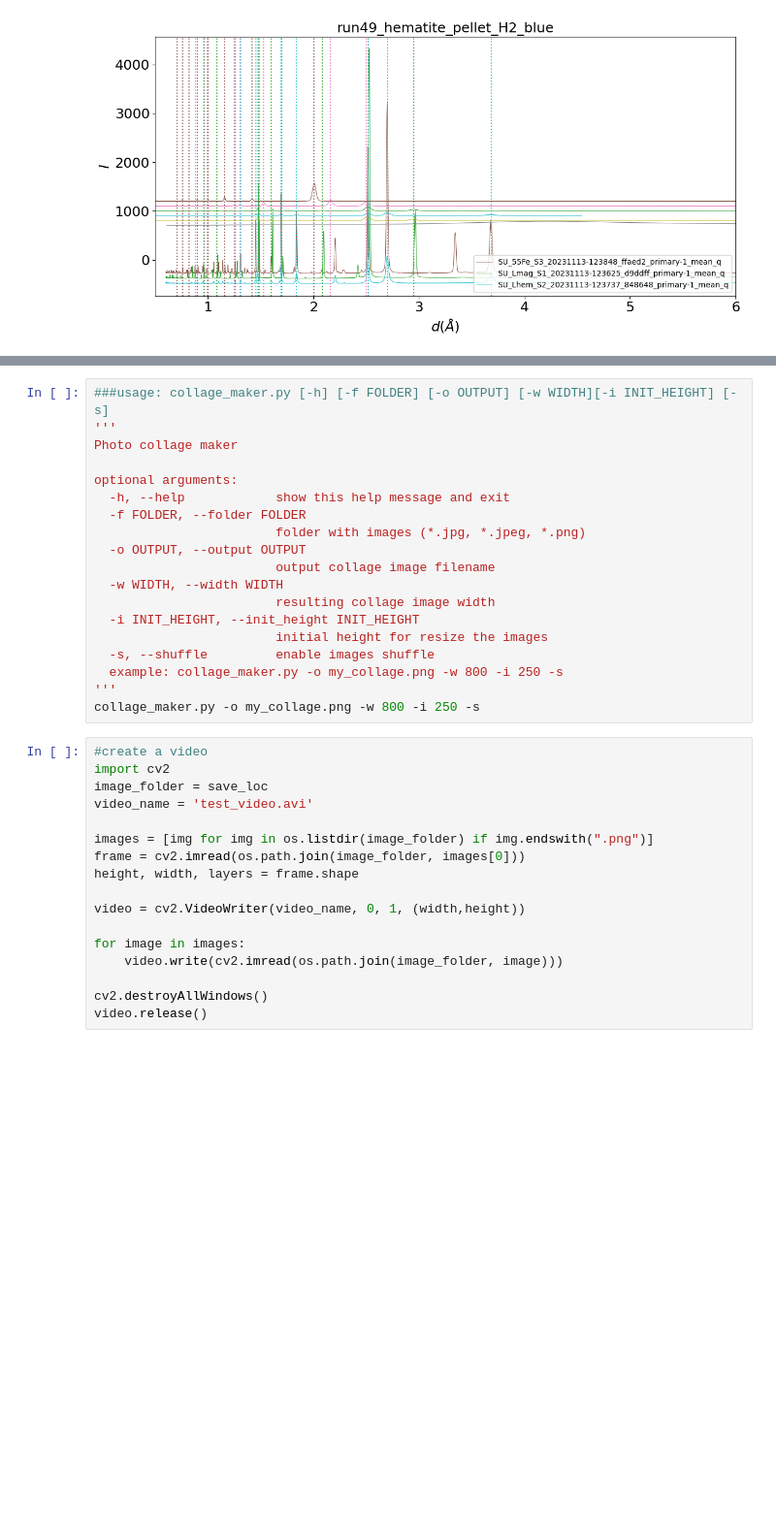
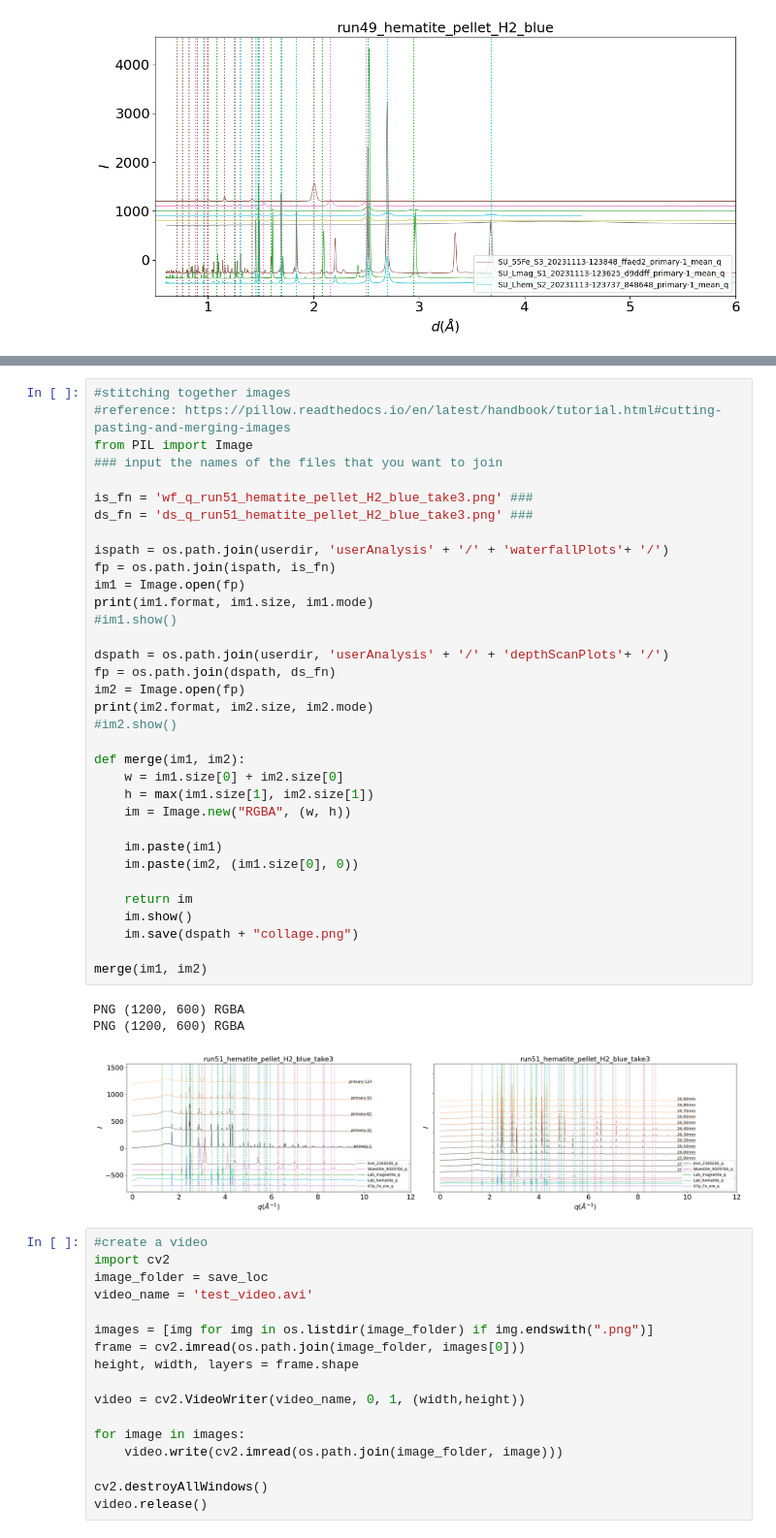
Before and after one commit to lmoghimi/personal-processing, a Jupyter notebook: xrd_analysis_Lauren.ipynb, the cells around one changed output, grey strips where cells are left out. Shown at 97% size. Drawn from its saved outputs; the diff is of its cells as text; blank space fills up the shorter version.

```diff
--- a/xrd_analysis_Lauren.ipynb
+++ b/xrd_analysis_Lauren.ipynb
@@ -442,22 +435,41 @@ Saving the file...!
-# %%
-###usage: collage_maker.py [-h] [-f FOLDER] [-o OUTPUT] [-w WIDTH][-i INIT_HEIGHT] [-s]
-'''
-Photo collage maker
-
-optional arguments:
-  -h, --help            show this help message and exit
-  -f FOLDER, --folder FOLDER
-                        folder with images (*.jpg, *.jpeg, *.png)
-  -o OUTPUT, --output OUTPUT
-                        output collage image filename
-  -w WIDTH, --width WIDTH
-                        resulting collage image width
-  -i INIT_HEIGHT, --init_height INIT_HEIGHT
-                        initial height for resize the images
-  -s, --shuffle         enable images shuffle
-  example: collage_maker.py -o my_collage.png -w 800 -i 250 -s
-'''
-collage_maker.py -o my_collage.png -w 800 -i 250 -s
+# %%
+#stitching together images
+#reference: https://pillow.readthedocs.io/en/latest/handbook/tutorial.html#cutting-pasting-and-merging-images
+from PIL import Image
+### input the names of the files that you want to join
+
+is_fn = 'wf_q_run51_hematite_pellet_H2_blue_take3.png' ###
+ds_fn = 'ds_q_run51_hematite_pellet_H2_blue_take3.png' ###
+
+ispath = os.path.join(userdir, 'userAnalysis' + '/' + 'waterfallPlots'+ '/')
+fp = os.path.join(ispath, is_fn)
+im1 = Image.open(fp)
+print(im1.format, im1.size, im1.mode)
+#im1.show()
+
+dspath = os.path.join(userdir, 'userAnalysis' + '/' + 'depthScanPlots'+ '/')
+fp = os.path.join(dspath, ds_fn)
+im2 = Image.open(fp)
+print(im2.format, im2.size, im2.mode)
+#im2.show()
+
+def merge(im1, im2):
+    w = im1.size[0] + im2.size[0]
+    h = max(im1.size[1], im2.size[1])
+    im = Image.new("RGBA", (w, h))
+
+    im.paste(im1)
+    im.paste(im2, (im1.size[0], 0))
+
+    return im
+    im.show()
+    im.save(dspath + "collage.png")
+
+merge(im1, im2)
+# %% [output]
+PNG (1200, 600) RGBA
+PNG (1200, 600) RGBA
+[figure, added]
 # %%
 #create a video
 import cv2
```
Also changed, not shown: parts of 1 cell of this notebook.
